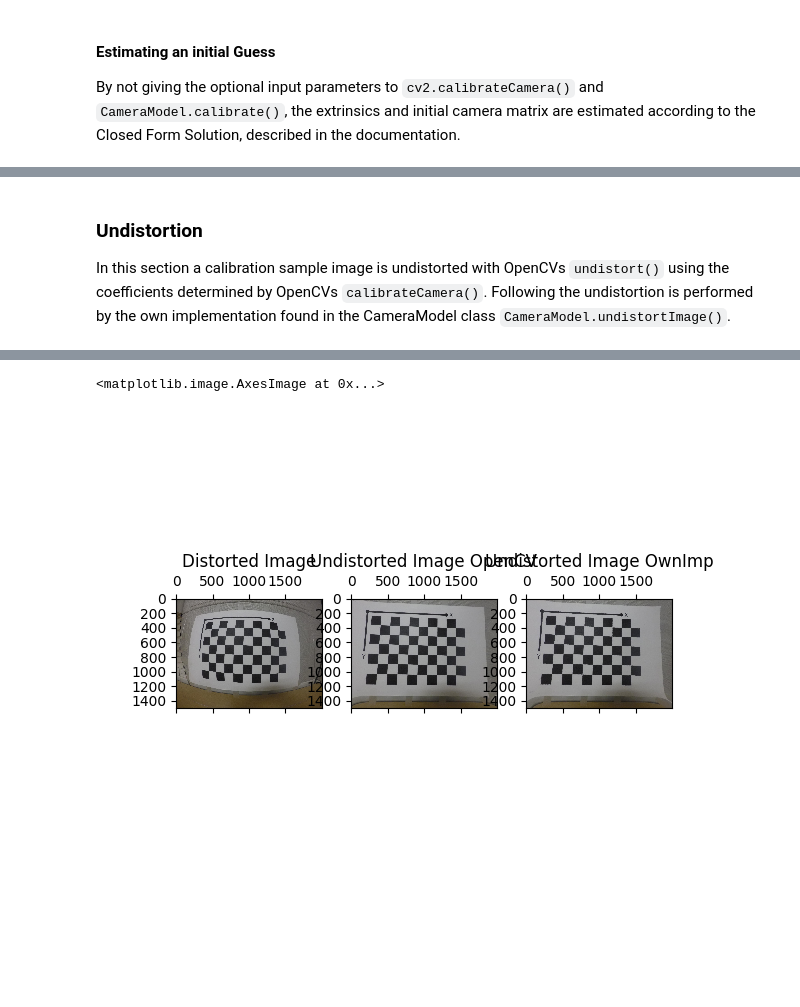
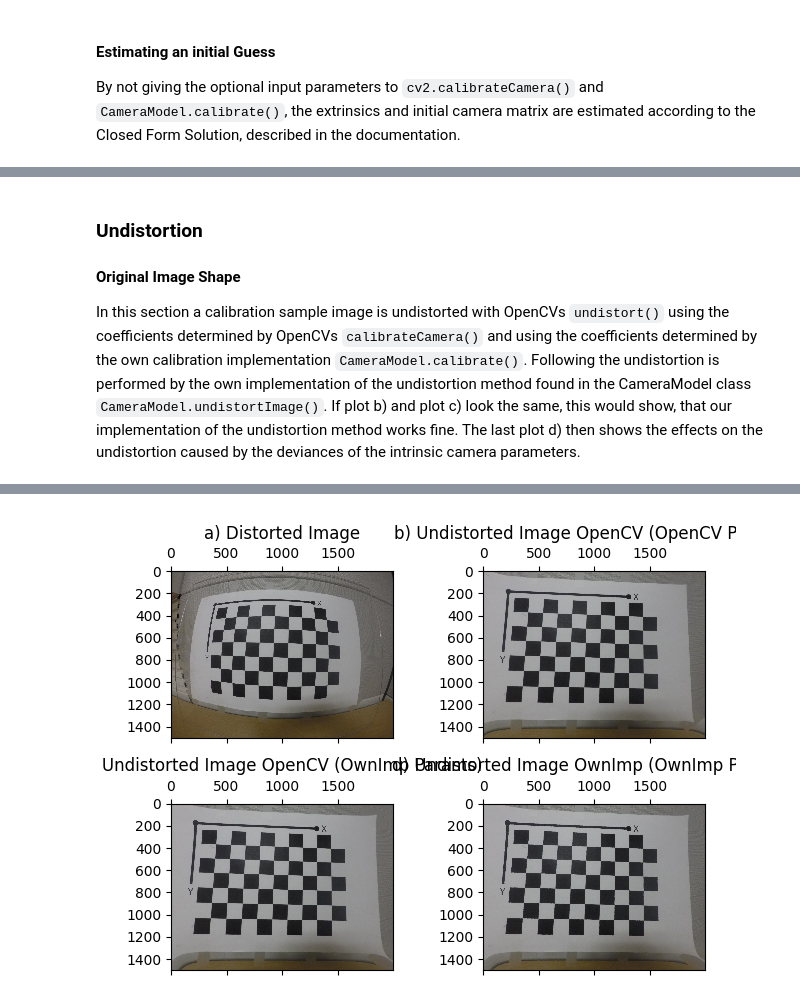
Before and after one commit to samihamza01/ComputerVisionSeminar_CameraCalibration, a Jupyter notebook: src/calibration_comparison.ipynb, the cells around one changed output, grey strips where cells are left out. Saved outputs shown, nothing was run; the diff lists cells and outputs as text; code cells hidden in the pictures; blank space fills up the shorter version.

Commit message:
Some more cleanup in camera_model.py and levenberg_marquardt.py. Also improved image distortion method and corresponding section in calibration_comparison.ipynb

```diff
--- a/src/calibration_comparison.ipynb
+++ b/src/calibration_comparison.ipynb
@@ -308,6 +327,7 @@ OwnImpl:        k1=-0.28116424591767775, k2=0.12773993707720754, k3=-0.037640819
 # %% [markdown]
 ### Undistortion
-In this section a calibration sample image is undistorted with OpenCVs `undistort()` using the coefficients determined by OpenCVs `calibrateCamera()`. Following the undistortion is performed by the own implementation found in the CameraModel class `CameraModel.undistortImage()`.
+#### Original Image Shape
+In this section a calibration sample image is undistorted with OpenCVs `undistort()` using the coefficients determined by OpenCVs `calibrateCamera()` and using the coefficients determined by the own calibration implementation `CameraModel.calibrate()`. Following the undistortion is performed by the own implementation of the undistortion method found in the CameraModel class `CameraModel.undistortImage()`. If plot b) and plot c) look the same, this would show, that our implementation of the undistortion method works fine. The last plot d) then shows the effects on the undistortion caused by the deviances of the intrinsic camera parameters.
 # %%
 # Read the image and convert to RGB
 img = cv.imread("C:/Program Files/MATLAB/R2022b/toolbox/vision/visiondata/calibration/gopro/"+images[0])
@@ -320,23 +340,28 @@ undist_imgCV = cv.undistort(img,cameraMatrixCV,distortionVecCV)
 stopTime = time.time()
 print(f"Undistortion took {stopTime-startTime} s.\n")
 
+undist_imgCV_own_params = cv.undistort(img,cam.cameraMat,np.array([cam.distortionVec[0],cam.distortionVec[1],cam.distortionVec[3],cam.distortionVec[4],cam.distortionVec[2]]))
+
 print("Starting undistortion with own implementation:")
 startTime = time.time()
-cam.load_cam_from_json("test.json")
 undist_img = cam.undistort_image(img)
 stopTime = time.time()
 print(f"Undistortion took {stopTime-startTime} s.\n")
 
 # Visualisation
 fig = plt.figure()
-ax = plt.subplot(1,3,1)
-ax.set_title("Distorted Image")
+ax = plt.subplot(2,2,1)
+ax.set_title("a) Distorted Image")
 ax.matshow(img)
-ax = plt.subplot(1,3,2)
-ax.set_title("Undistorted Image OpenCV")
+ax = plt.subplot(2,2,2)
+ax.set_title("b) Undistorted Image OpenCV (OpenCV Params)")
 ax.matshow(undist_imgCV)
-ax = plt.subplot(1,3,3)
-ax.set_title("Undistorted Image OwnImp")
+ax = plt.subplot(2,2,3)
+ax.set_title("c) Undistorted Image OpenCV (OwnImp Params)")
+ax.matshow(undist_imgCV_own_params)
+ax = plt.subplot(2,2,4)
+ax.set_title("d) Undistorted Image OwnImp (OwnImp Params)")
 ax.matshow(undist_img)
+fig.tight_layout()
 # %% [output]
 Starting undistortion with OpenCV:
@@ -347,2 +372 @@ Undistortion took 29.74920892715454 s.
-<matplotlib.image.AxesImage at 0x...>
-[figure, old version]
+[figure, new version]
```
Also changed, not shown: parts of 7 cells of this notebook, 2 other files.
